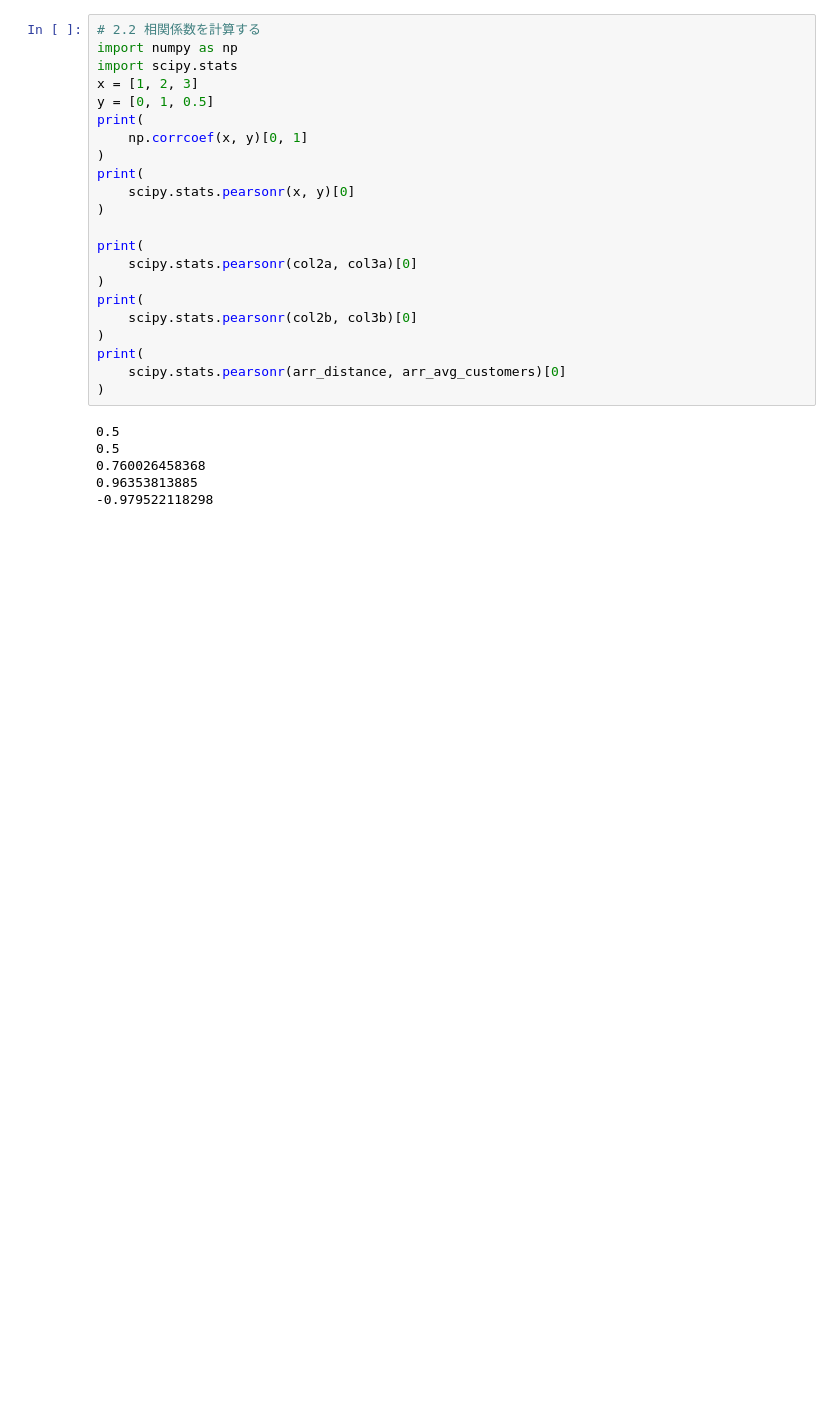
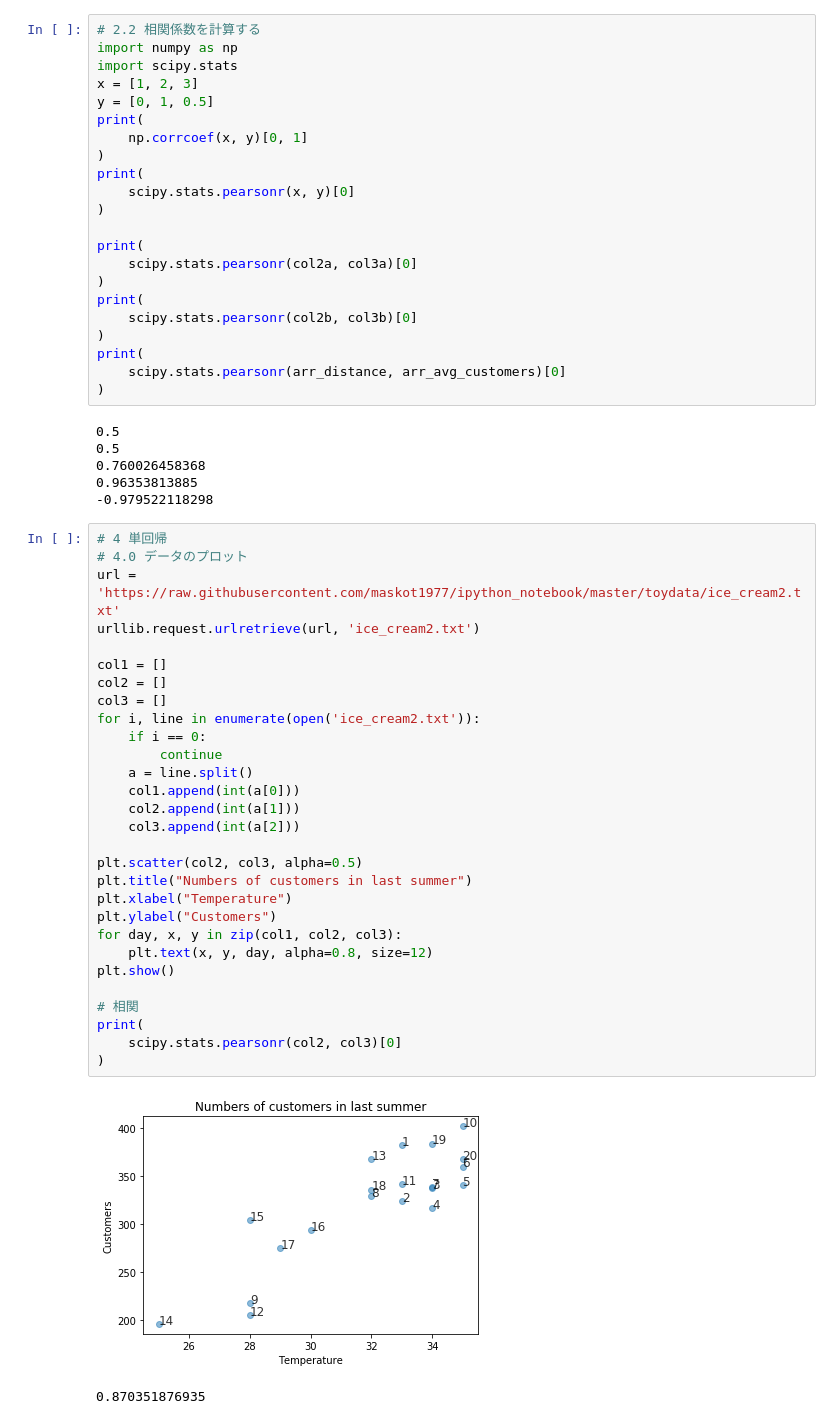
Before and after one commit to hamakn/jupyter_notebook_example, a Jupyter notebook: icecream.ipynb, the cells around one changed output. Drawn from its saved outputs; the diff is of its cells as text; blank space fills up the shorter version.

```diff
--- a/icecream.ipynb
+++ b/icecream.ipynb
@@ -170,3 +170,35 @@ print(
 0.760026458368
 0.96353813885
 -0.979522118298
+# %%
+# 4 単回帰
+# 4.0 データのプロット
+url = 'https://raw.githubusercontent.com/maskot1977/ipython_notebook/master/toydata/ice_cream2.txt'
+urllib.request.urlretrieve(url, 'ice_cream2.txt')
+
+col1 = []
+col2 = []
+col3 = []
+for i, line in enumerate(open('ice_cream2.txt')):
+    if i == 0:
+        continue
+    a = line.split()
+    col1.append(int(a[0]))
+    col2.append(int(a[1]))
+    col3.append(int(a[2]))
+
+plt.scatter(col2, col3, alpha=0.5)
+plt.title("Numbers of customers in last summer")
+plt.xlabel("Temperature")
+plt.ylabel("Customers")
+for day, x, y in zip(col1, col2, col3):
+    plt.text(x, y, day, alpha=0.8, size=12)
+plt.show()
+
+# 相関
+print(
+    scipy.stats.pearsonr(col2, col3)[0]
+)
+# %% [output]
+[figure, added]
+0.870351876935
```
Also changed, not shown: parts of 2 cells of this notebook.
